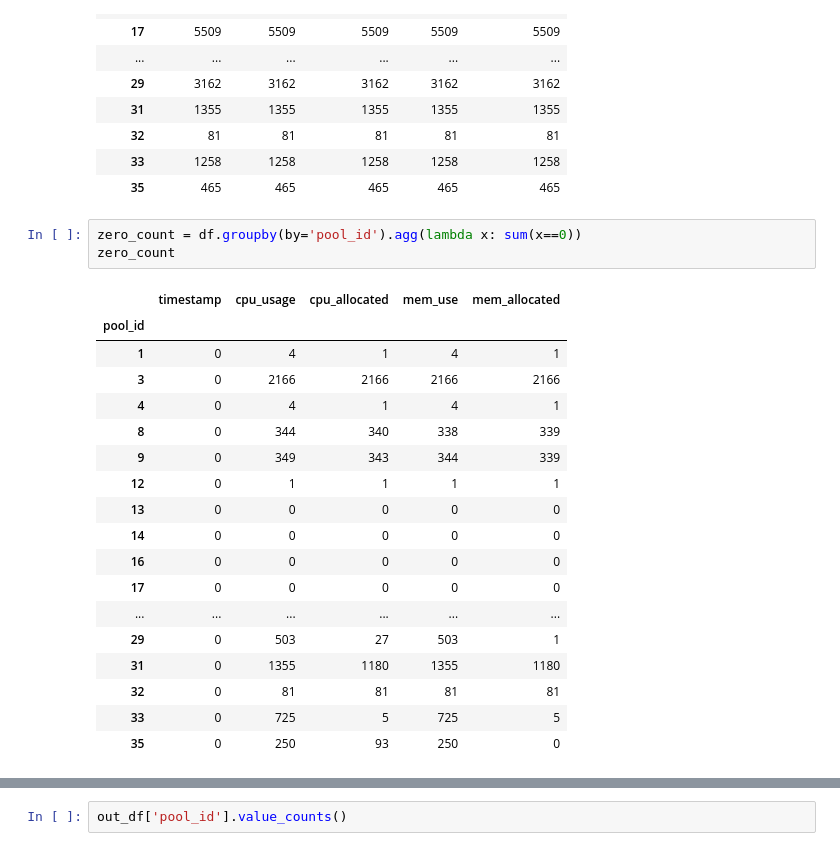
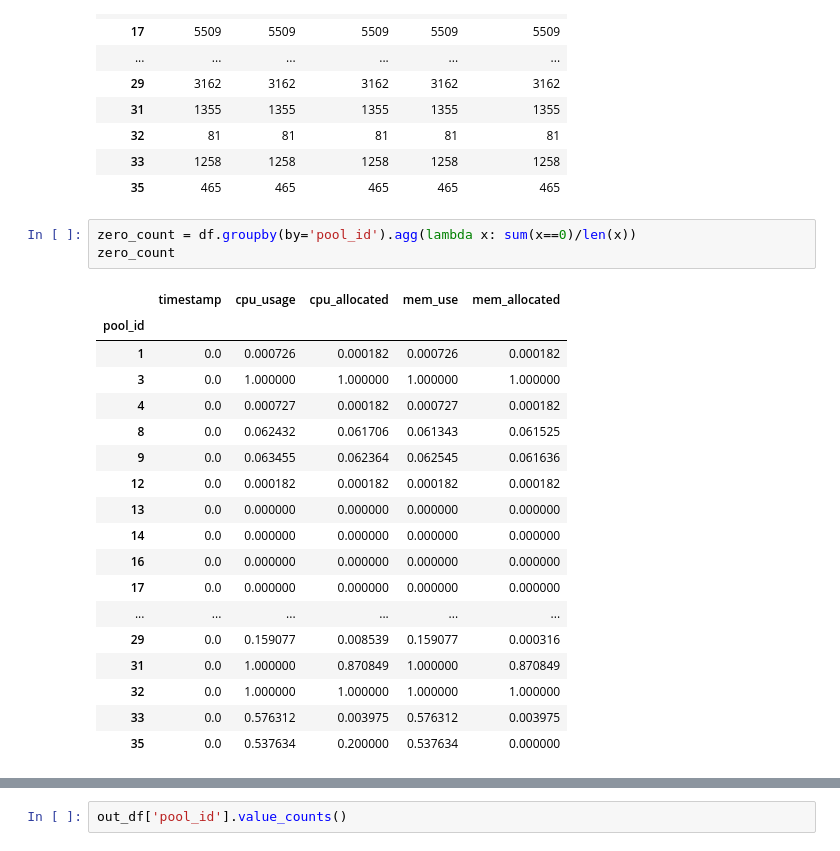
Before and after one commit to Nutingnon/time-series-prediction, a Jupyter notebook: data_analyzer.ipynb, the cells around one changed output, grey strips where cells are left out. Drawn from its saved outputs; the diff is of its cells as text.

Commit message:
one for one pool run it all

```diff
--- a/data_analyzer.ipynb
+++ b/data_analyzer.ipynb
@@ -82,26 +83,26 @@ ncount_res
 | 33 | 1258 | 1258 | 1258 | 1258 | 1258 |
 | 35 | 465 | 465 | 465 | 465 | 465 |
 # %%
-zero_count = df.groupby(by='pool_id').agg(lambda x: sum(x==0))
+zero_count = df.groupby(by='pool_id').agg(lambda x: sum(x==0)/len(x))
 zero_count
 # %% [output]
 |  | timestamp | cpu_usage | cpu_allocated | mem_use | mem_allocated |
 | pool_id |  |  |  |  |  |
-| 1 | 0 | 4 | 1 | 4 | 1 |
-| 3 | 0 | 2166 | 2166 | 2166 | 2166 |
-| 4 | 0 | 4 | 1 | 4 | 1 |
-| 8 | 0 | 344 | 340 | 338 | 339 |
-| 9 | 0 | 349 | 343 | 344 | 339 |
-| 12 | 0 | 1 | 1 | 1 | 1 |
-| 13 | 0 | 0 | 0 | 0 | 0 |
-| 14 | 0 | 0 | 0 | 0 | 0 |
-| 16 | 0 | 0 | 0 | 0 | 0 |
-| 17 | 0 | 0 | 0 | 0 | 0 |
+| 1 | 0.0 | 0.000726 | 0.000182 | 0.000726 | 0.000182 |
+| 3 | 0.0 | 1.000000 | 1.000000 | 1.000000 | 1.000000 |
+| 4 | 0.0 | 0.000727 | 0.000182 | 0.000727 | 0.000182 |
+| 8 | 0.0 | 0.062432 | 0.061706 | 0.061343 | 0.061525 |
+| 9 | 0.0 | 0.063455 | 0.062364 | 0.062545 | 0.061636 |
+| 12 | 0.0 | 0.000182 | 0.000182 | 0.000182 | 0.000182 |
+| 13 | 0.0 | 0.000000 | 0.000000 | 0.000000 | 0.000000 |
+| 14 | 0.0 | 0.000000 | 0.000000 | 0.000000 | 0.000000 |
+| 16 | 0.0 | 0.000000 | 0.000000 | 0.000000 | 0.000000 |
+| 17 | 0.0 | 0.000000 | 0.000000 | 0.000000 | 0.000000 |
 | ... | ... | ... | ... | ... | ... |
-| 29 | 0 | 503 | 27 | 503 | 1 |
-| 31 | 0 | 1355 | 1180 | 1355 | 1180 |
-| 32 | 0 | 81 | 81 | 81 | 81 |
-| 33 | 0 | 725 | 5 | 725 | 5 |
-| 35 | 0 | 250 | 93 | 250 | 0 |
+| 29 | 0.0 | 0.159077 | 0.008539 | 0.159077 | 0.000316 |
+| 31 | 0.0 | 1.000000 | 0.870849 | 1.000000 | 0.870849 |
+| 32 | 0.0 | 1.000000 | 1.000000 | 1.000000 | 1.000000 |
+| 33 | 0.0 | 0.576312 | 0.003975 | 0.576312 | 0.003975 |
+| 35 | 0.0 | 0.537634 | 0.200000 | 0.537634 | 0.000000 |
 # %%
 
```
Also changed, not shown: parts of 30 cells of this notebook, 27 other files.
